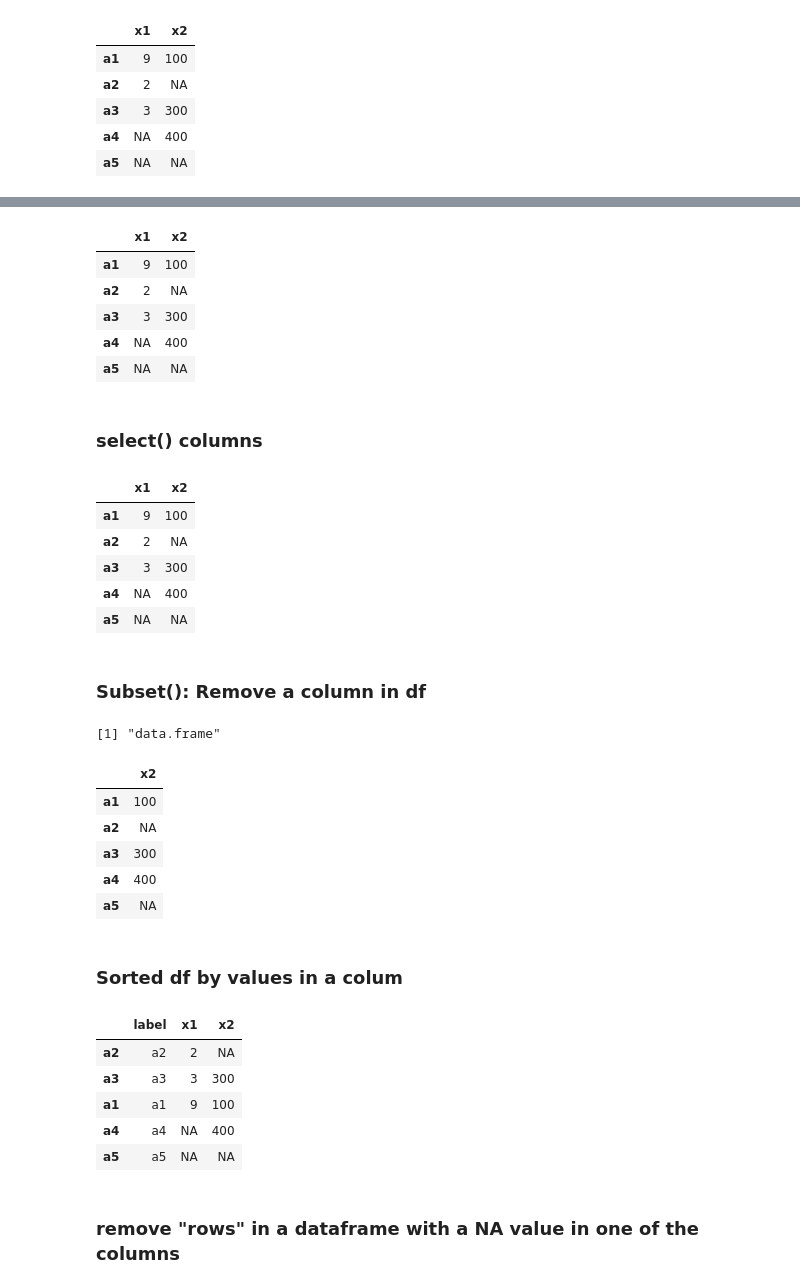
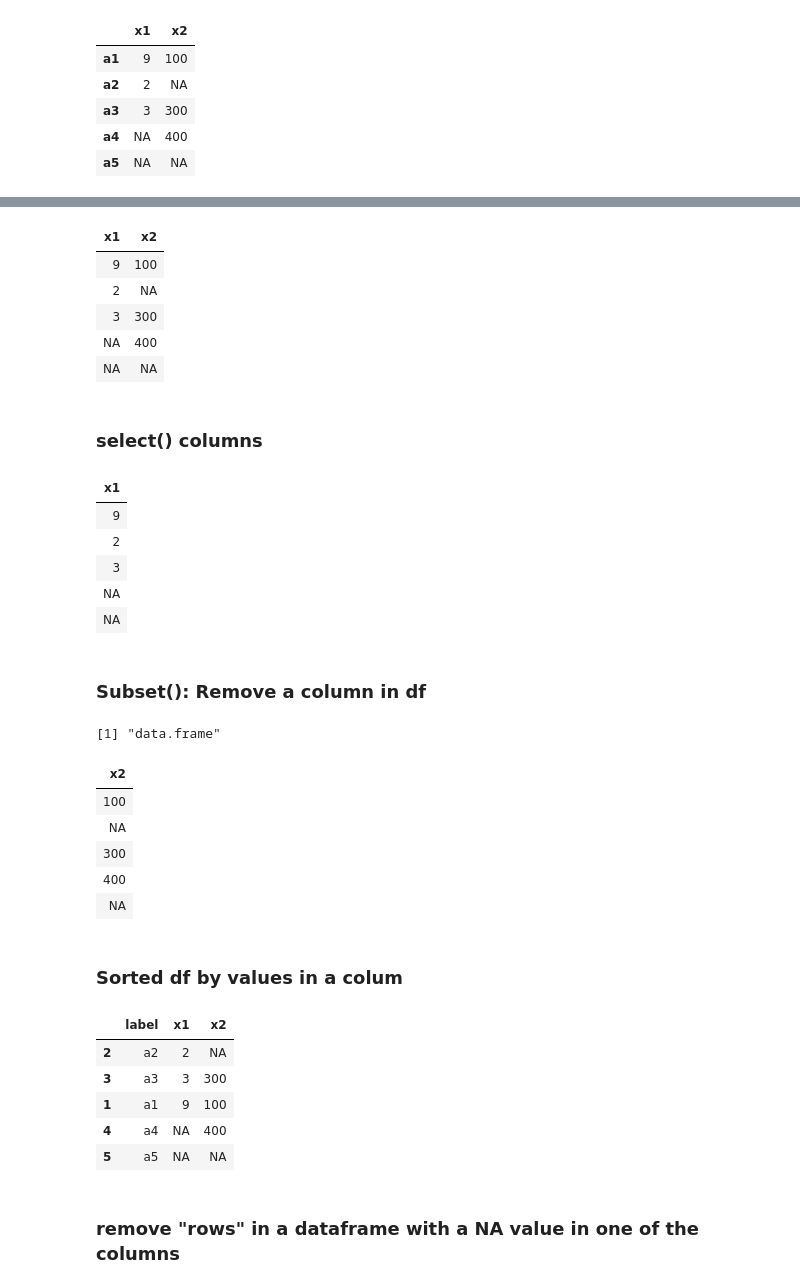
Before and after one commit to tuantla80/R-Shiny-Apps, a Jupyter notebook: R_Examples/Dataframe.ipynb, the cells around one changed output, grey strips where cells are left out. Drawn from its saved outputs; the diff is of its cells as text; code cells hidden in the pictures.

```diff
--- a/R_Examples/Dataframe.ipynb
+++ b/R_Examples/Dataframe.ipynb
@@ -177,38 +178,42 @@ df
 # %%
-df <- subset(df, select = -c(label))
+
 df
 # %% [output]
-|  | x1 | x2 |
-| a1 | 9 | 100 |
-| a2 | 2 | NA |
-| a3 | 3 | 300 |
-| a4 | NA | 400 |
-| a5 | NA | NA |
+| x1 | x2 |
+| 9 | 100 |
+| 2 | NA |
+| 3 | 300 |
+| NA | 400 |
+| NA | NA |
 # %% [markdown]
 ### select() columns
 # %%
-df %>% select(2:3)
+df %>% select(1:1) # 1:2
 # %% [output]
-|  | x1 | x2 |
-| a1 | 9 | 100 |
-| a2 | 2 | NA |
-| a3 | 3 | 300 |
-| a4 | NA | 400 |
-| a5 | NA | NA |
+| x1 |
+| 9 |
+| 2 |
+| 3 |
+| NA |
+| NA |
 # %% [markdown]
 ### Subset(): Remove a column in df
 # %%
+df <- data.frame(label = c('a1', 'a2', 'a3', 'a4', 'a5'),
+                 x1 = c(9, 2, 3, NA, NA),
+                 x2 = c(100, NA, 300, 400, NA))
+
 df_sub <- subset(df, select = -c(label, x1))
 class(df_sub)
 df_sub
 # %% [output]
 [1] "data.frame"
-|  | x2 |
-| a1 | 100 |
-| a2 | NA |
-| a3 | 300 |
-| a4 | 400 |
-| a5 | NA |
+| x2 |
+| 100 |
+| NA |
+| 300 |
+| 400 |
+| NA |
 # %% [markdown]
 ### Sorted df by values in a colum
 # %%
@@ -216,11 +221,11 @@ df_sorted <- df[order(df$x1), ]  # Note: raise error if df has only x1 column
 df_sorted
 # %% [output]
 |  | label | x1 | x2 |
-| a2 | a2 | 2 | NA |
-| a3 | a3 | 3 | 300 |
-| a1 | a1 | 9 | 100 |
-| a4 | a4 | NA | 400 |
-| a5 | a5 | NA | NA |
+| 2 | a2 | 2 | NA |
+| 3 | a3 | 3 | 300 |
+| 1 | a1 | 9 | 100 |
+| 4 | a4 | NA | 400 |
+| 5 | a5 | NA | NA |
 # %% [markdown]
 ### remove "rows" in a dataframe with a NA value in one of the columns
 # %%
```
Also changed, not shown: parts of 4 cells of this notebook, 4 other files.
